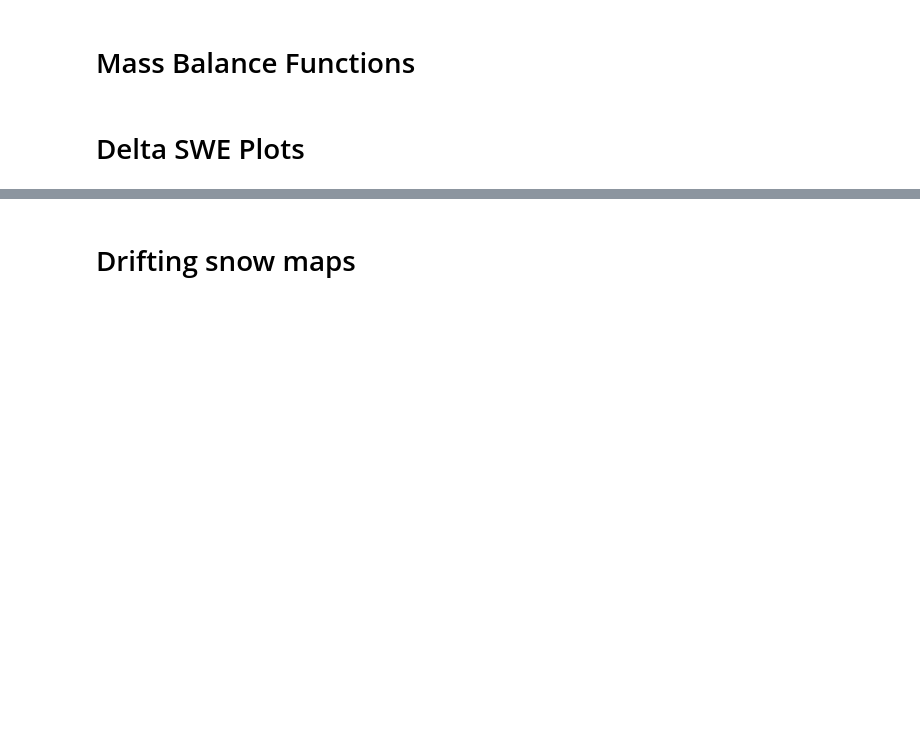
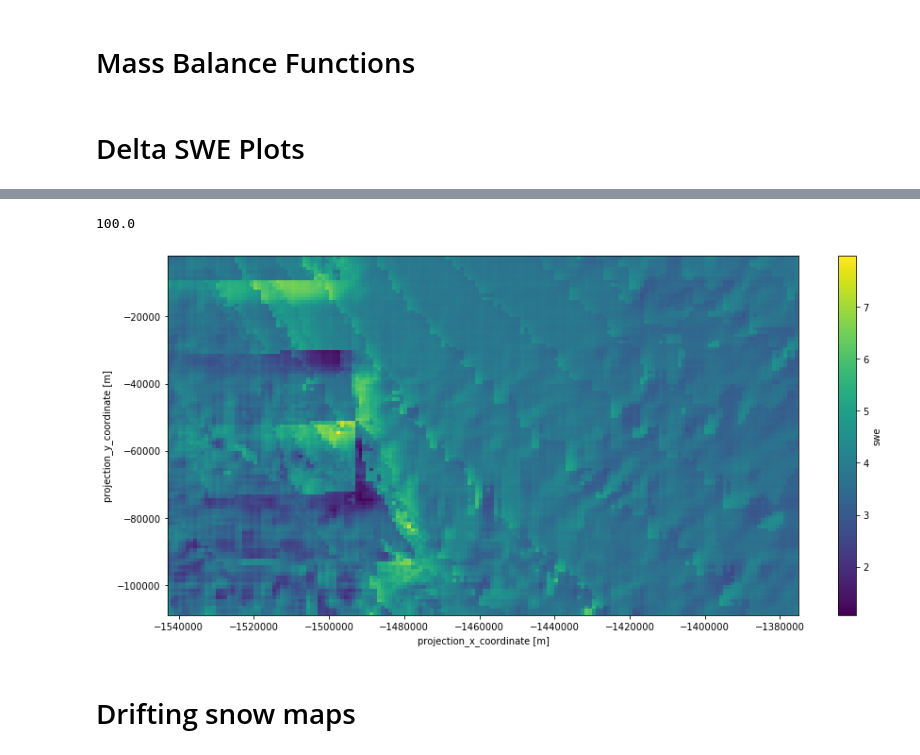
Before and after one commit to EricKeenan/SNOWPACK_WAIS, a Jupyter notebook: analysis/inspect_grid.ipynb, the cells around one changed output, grey strips where cells are left out. Drawn from its saved outputs; the diff is of its cells as text; code cells hidden in the pictures; blank space fills up the shorter version.

```diff
--- a/analysis/inspect_grid.ipynb
+++ b/analysis/inspect_grid.ipynb
@@ -178,3 +184,14 @@ Max/Min ratio = -317.85455
+# %%
+smb_positive = dswe_map.where(dswe_map > 0)
+plt.figure(figsize=(15, 7))
+smb_positive.plot()
+
+n_nan = np.count_nonzero(~np.isnan(smb_positive))
+n_total = smb_positive.shape[0] * smb_positive.shape[1]
+print(n_nan / n_total * 100)
+# %% [output]
+100.0
+[figure, added]
 # %% [markdown]
 # Drifting snow maps
 # %%
```
Also changed, not shown: parts of 9 cells of this notebook, 9 other files.
